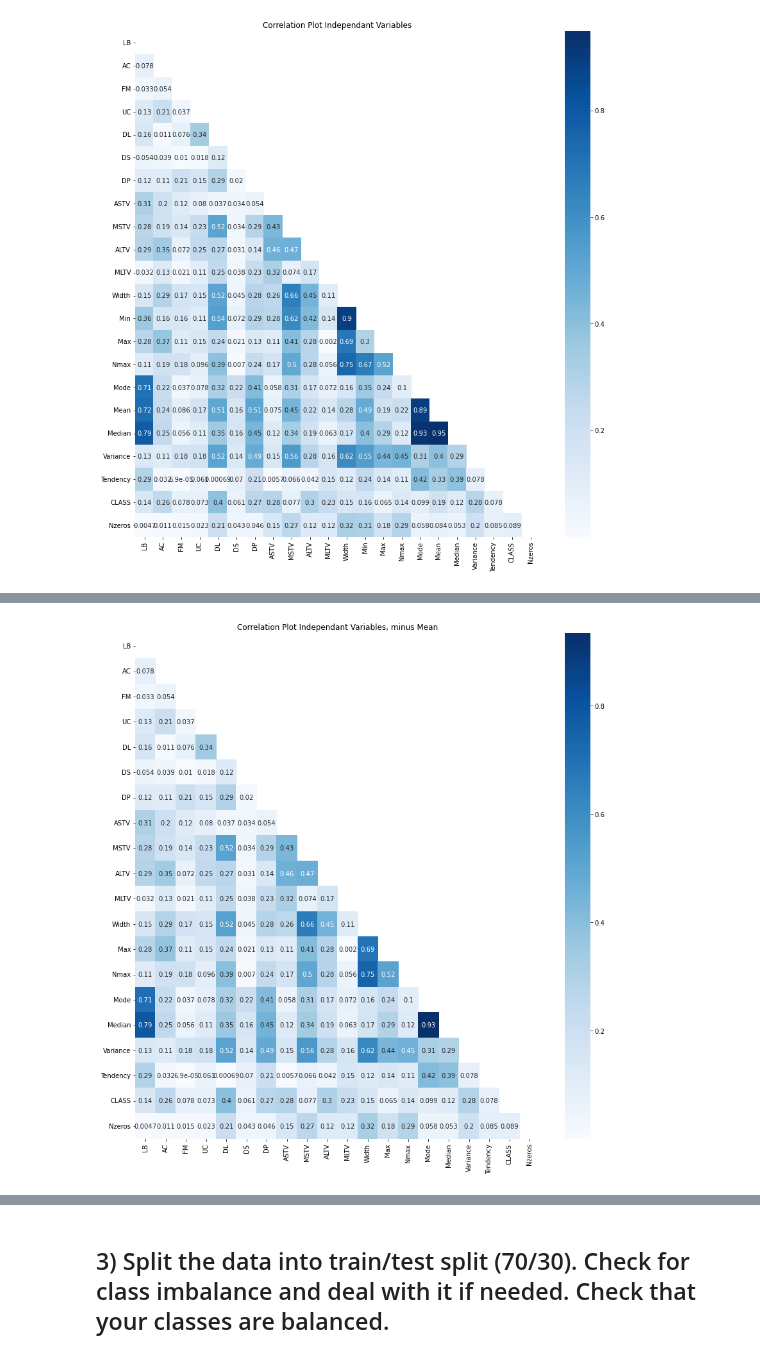
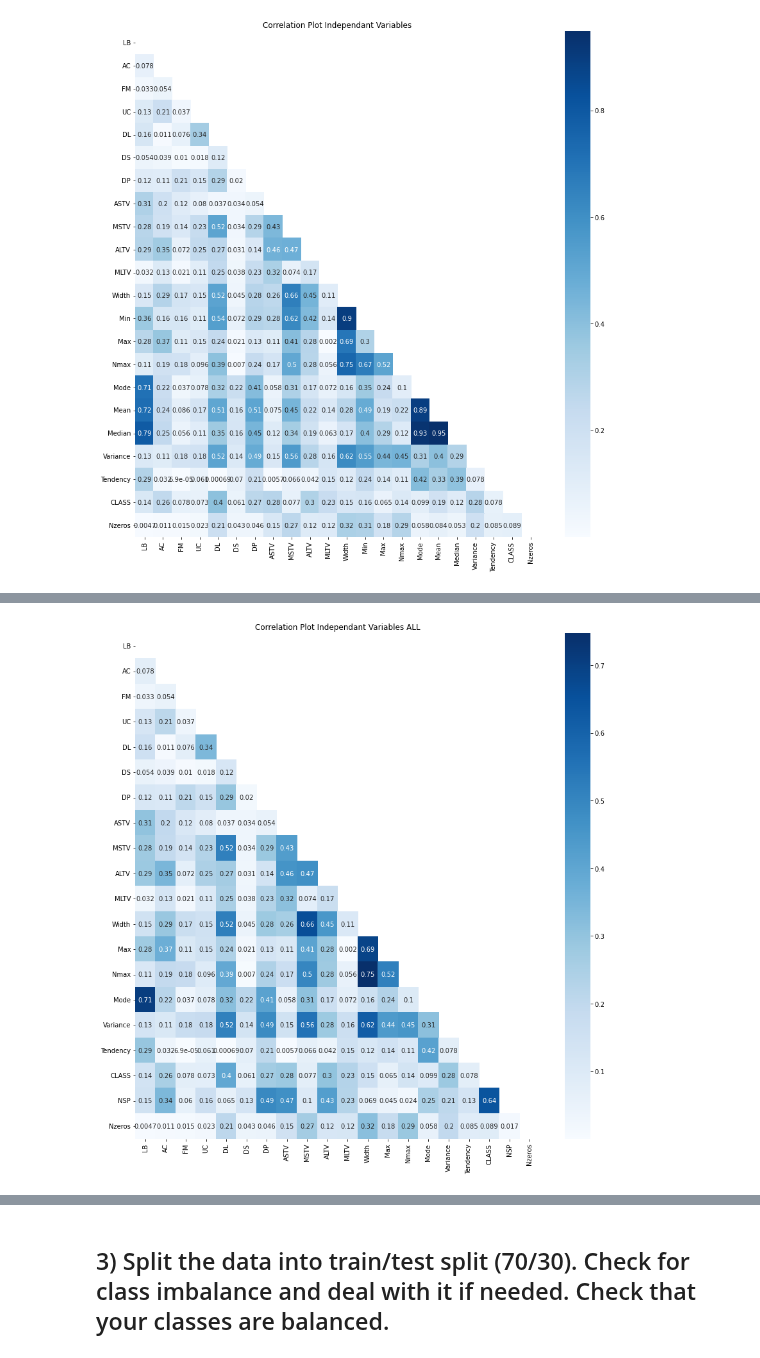
Before and after one commit to DuncanFerguson/GITHUB_REPOSITORY, a Jupyter notebook: DU_MSDS/Data Science Tools 2/HW7/homework7_Duncan_Ferguson.ipynb, the cells around one changed output, grey strips where cells are left out. Saved outputs shown, nothing was run; the diff lists cells and outputs as text; code cells hidden in the pictures.

```diff
--- a/DU_MSDS/Data Science Tools 2/HW7/homework7_Duncan_Ferguson.ipynb
+++ b/DU_MSDS/Data Science Tools 2/HW7/homework7_Duncan_Ferguson.ipynb
@@ -52,15 +52,7 @@ display(len(xl_sheets))
 display(xl.sheet_names)
 
 # placing data files into pandas
-df = xl_sheets[1].copy()
 df_raw = xl_sheets[2].copy()
-
-
-# Adjustint the column names for df
-display(df.head())
-df.rename(columns=df.iloc[0], inplace=True)
-df = df.iloc[1: , :]
-display(df.head())
 # %% [output]
 3
 ['Description', 'Data', 'Raw Data']
@@ -228,4 +191,10 @@ plt.title('Correlation Plot Independant Variables')
 plt.show()
 # %% [output]
 [figure]
+# %%
+# Removing all values that have a corr (>|0.8|)
+corr_tri =  df_raw.corr().abs().where(np.triu(np.ones(df_raw.corr().abs().shape),k=1).astype(np.bool_))
+drop_cols = [col for col in corr_tri.columns if any(corr_tri[col] > 0.8)]
+# Removing Min, Median and Mean
+X_all.drop(columns=drop_cols, inplace=True)
 # %%
@@ -243,12 +209,11 @@ plt.show()
 # %%
-# Removing Mean
-drop_list = ['Mean']
-X_all.drop(columns=drop_list, inplace=True)
-
+# Now Displaying the Correlations with NSP so we can get a visual
+df_1 = df_raw.drop(columns= drop_cols).copy()
 plt.figure(figsize=(12,12))
-sns.heatmap(X_all.corr().abs(), annot=True, mask=np.triu(X_all.corr()), cmap="Blues")
+sns.heatmap(df_1.corr().abs(), annot=True, mask=np.triu(df_1.corr()), cmap="Blues")
 plt.tight_layout()
-plt.title('Correlation Plot Independant Variables, minus Mean')
+title = "Correlation Plot Independant Variables ALL"
+plt.title(title)
 plt.show()
 # %% [output]
-[figure, old version]
+[figure, new version]
```
Also changed, not shown: parts of 8 cells of this notebook.
